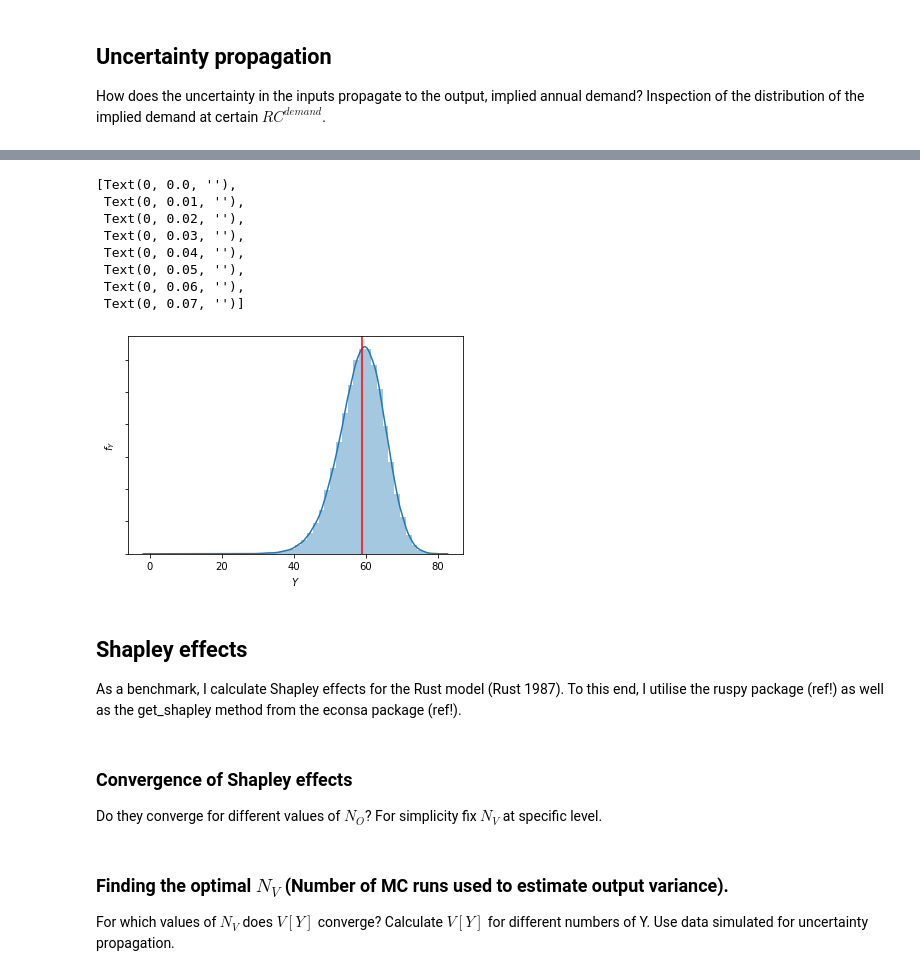
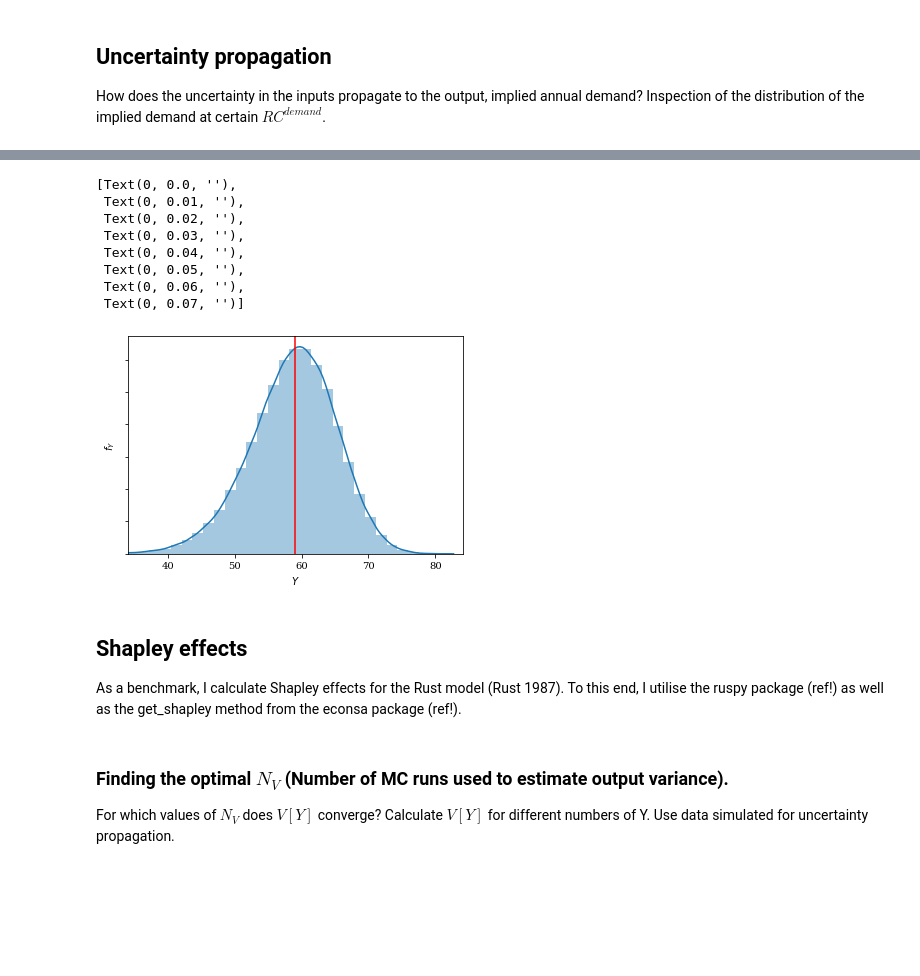
Before and after one commit to bhmueller/thesis, a Jupyter notebook: thesis_project.ipynb, the cells around one changed output, grey strips where cells are left out. Saved outputs shown, nothing was run; the diff lists cells and outputs as text; code cells hidden in the pictures; blank space fills up the shorter version.

```diff
--- a/thesis_project.ipynb
+++ b/thesis_project.ipynb
@@ -141,28 +141,29 @@ implied_demand = np.asarray(implied_demand)
 # %%
 fig, ax = plt.subplots()
 mpl.rcParams['font.family'] = 'serif'
 
 sns.distplot(implied_demand)
 
 ax.set_xlabel(r"$Y$")
 ax.set_ylabel(r"$f_Y$")
+dev_from_mean = 25
+ax.set_xlim(left=true_implied_demand - dev_from_mean, right=true_implied_demand + dev_from_mean)
 
 ax.axvline(x=true_implied_demand, ymin=0, ymax=1, color='red')
 
 # ax.axvline(x=mean_implied_demand, ymin=0, ymax=1, color='grey')
-
 ax.xaxis.set_major_formatter(mpl.ticker.StrMethodFormatter("{x:,.0f}"))
 ax.axes.get_yaxis().set_ticklabels([])
 # %% [output]
 [Text(0, 0.0, ''),
  Text(0, 0.01, ''),
  Text(0, 0.02, ''),
  Text(0, 0.03, ''),
  Text(0, 0.04, ''),
  Text(0, 0.05, ''),
  Text(0, 0.06, ''),
  Text(0, 0.07, '')]
-[figure, old version]
+[figure, new version]
 # %%
 # Save to png.
 # fig.savefig(fname=os.path.join('figures', f'uncertainty_propagation_{num_sim_demand}'), dpi=1000)
@@ -182,6 +183,3 @@ model_shapley = partial(
 )
 x_all_partial = partial(x_all_raw, mean=params, cov=cov)
 x_cond_partial = partial(x_cond_raw, mean=params, cov=cov)
-# %% [markdown]
-### Convergence of Shapley effects
-Do they converge for different values of $N_O$? For simplicity fix $N_V$ at specific level.
```
Also changed, not shown: parts of 16 cells of this notebook.
